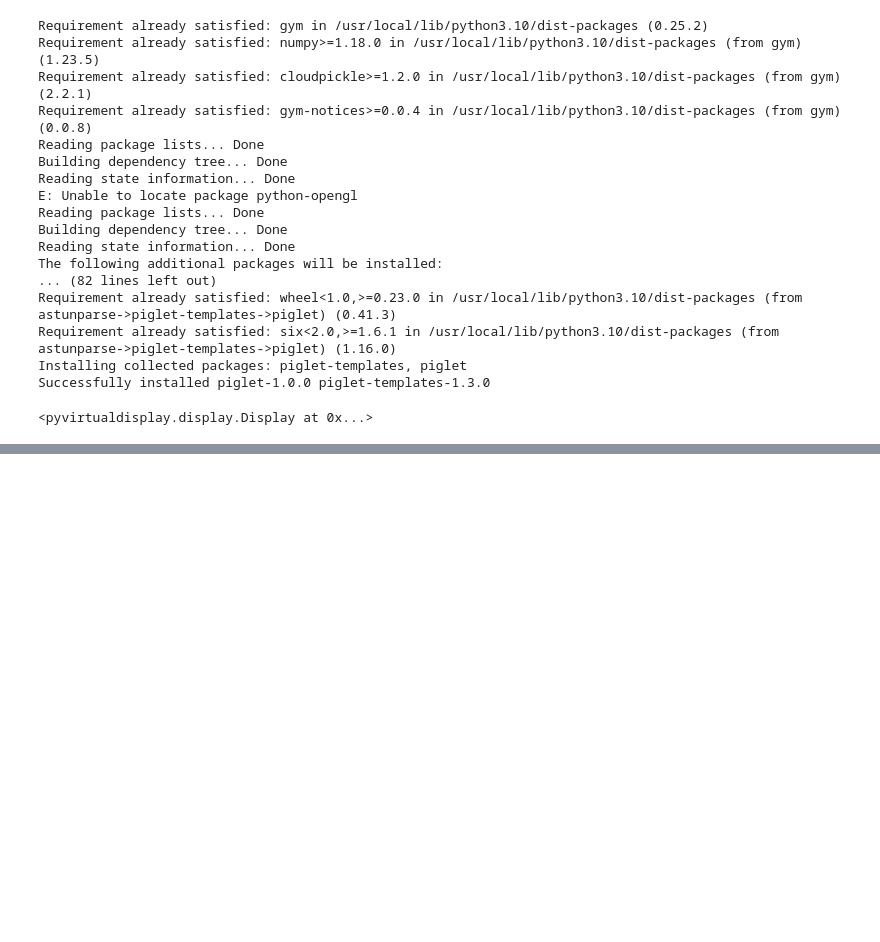
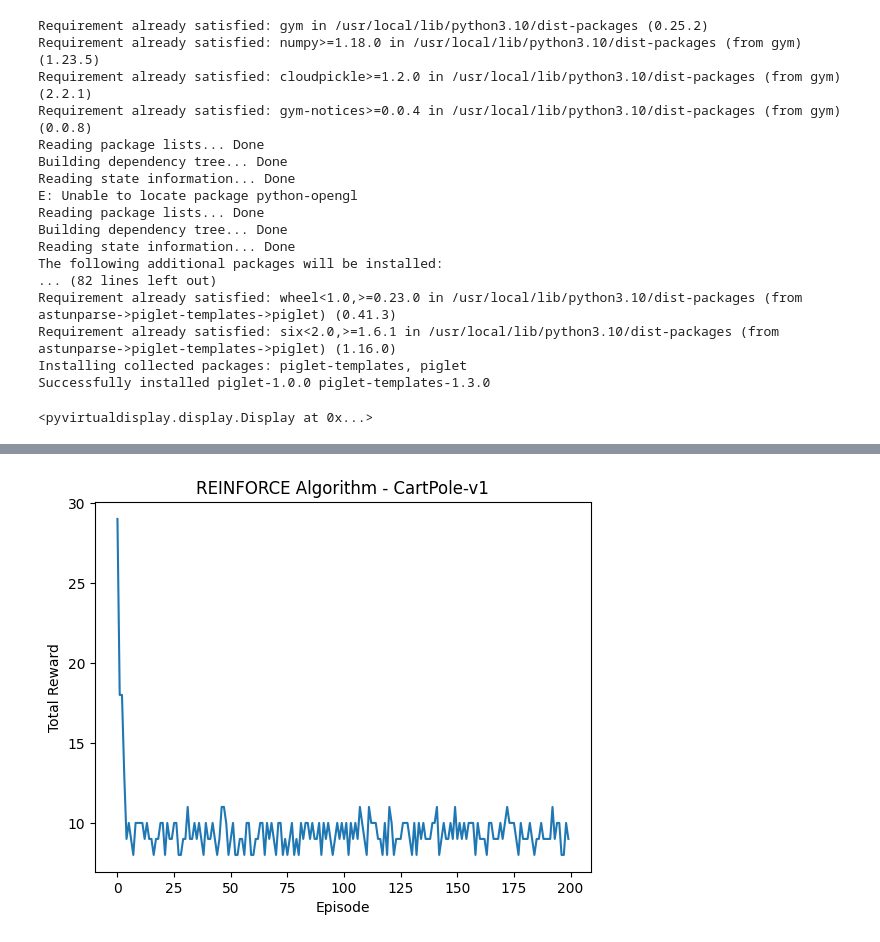
Before and after one commit to gundaminpde/2023_F_ML_lecture, a Jupyter notebook: REINFORCE_1st.ipynb, the cells around one changed output, grey strips where cells are left out. Cells and saved outputs as stored; diff of their text form; code cells hidden in the pictures; blank space fills up the shorter version.

```diff
--- a/REINFORCE_1st.ipynb
+++ b/REINFORCE_1st.ipynb
@@ -176,7 +176,7 @@ if __name__ == "__main__":
     np.random.seed(42)
 
     # Run REINFORCE algorithm
-    episode_rewards = reinforce(env, num_episodes=500, learning_rate=0.01, gamma=0.99) ## 원래는 1000
+    episode_rewards = reinforce(env, num_episodes=200, learning_rate=0.01, gamma=0.99) ## 원래는 num_episodes = 1000, 정성이 부족한지 해 보아도 잘 향상이 안된다.
 
     # Visualize rewards
     plt.plot(episode_rewards)
@@ -204,0 +205 @@ if __name__ == "__main__":
+[figure, added]
```
Also changed, not shown: parts of 1 cell of this notebook.
